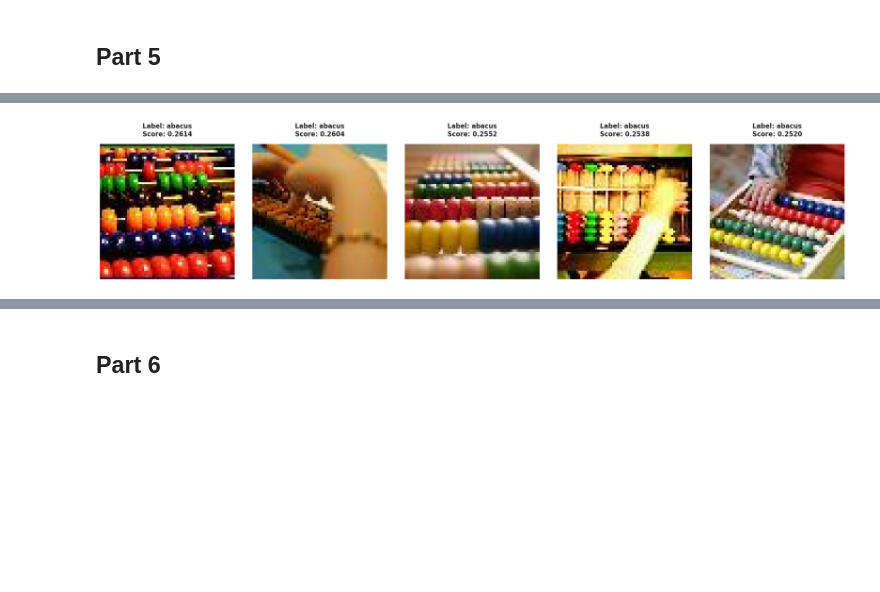
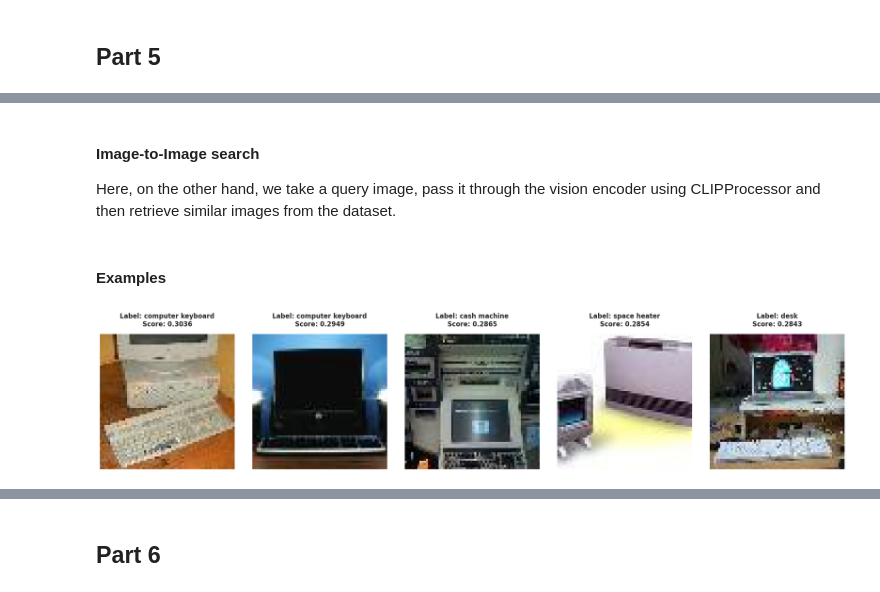
Before and after one commit to OskarK16/YOLO_assignment, a Jupyter notebook: Assignment3.ipynb, the cells around one changed output, grey strips where cells are left out. Cells and saved outputs as stored; diff of their text form; code cells hidden in the pictures; blank space fills up the shorter version.

```diff
--- a/Assignment3.ipynb
+++ b/Assignment3.ipynb
@@ -226,9 +277,12 @@ def extract_embeddings(model, dataset, device, batch_size):
         embeddings: Dictionary containing image and text embeddings.
     '''
 
+    CLIP_MEAN = [0.48145466, 0.4578275, 0.40821073]
+    CLIP_STD = [0.26862954, 0.26130258, 0.27577711]
+
     transformations = transforms.Compose([
         transforms.Resize((224, 224)),
-        transforms.Normalize(mean = dataset.mean, std = dataset.std)
+        transforms.Normalize(mean = CLIP_MEAN, std = CLIP_STD)
     ])
 
     model.eval()
@@ -435,5 +546,21 @@ transformations = transforms.Compose([
 # %%
 def text_image(query, model, processor, device, image_embedding, k = 5):
+    '''
+    Function to perform text-image search.
+
+    Args:
+        query: Text query.
+        model: CLIP model.
+        processor: CLIP processor.
+        device: Device to run the model on.
+        image_embedding: Image embeddings.
+        k: Number of top results to return. (default: 5)
+
+    Returns:
+        topk_scores: Top k scores.
+        topk_indices: Top k indices.
+    '''
+
     model.eval()
 
     with torch.no_grad():
@@ -448,5 +575,9 @@ def text_image(query, model, processor, device, image_embedding, k = 5):
         topk_scores, topk_indices = torch.topk(similarities, k = k)
 
     return topk_scores, topk_indices
+# %% [markdown]
+#### Image-to-Image search
+
+Here, on the other hand, we take a query image, pass it through the vision encoder using CLIPProcessor and then retrieve similar images from the dataset.
 # %%
 def image_image(query, model, device, image_embedding, k = 5):
@@ -466,6 +612,17 @@ def image_image(query, model, device, image_embedding, k = 5):
     return topk_scores, topk_indices
 # %%
 def visualise_search(dataset, topk_scores, topk_indices, query_txt = None, query_img = None):
+    '''
+    Function to visualise search results.
+
+    Args:
+        dataset: TinyImageNet dataset.
+        topk_scores: Top k scores.
+        topk_indices: Top k indices.
+        query_txt: Text query.
+        query_img: Image query.
+    '''
+
     k = len(topk_indices)
 
     num_cols = k + 1 if query_img is not None else k
@@ -476,7 +633,8 @@ def visualise_search(dataset, topk_scores, topk_indices, query_txt = None, query
     offset = 0
 
     if query_img is not None:
-        axes[0].imshow(query_img.permute(1, 2, 0).cpu())
+        query_vis = torch.clamp(query_img, 0, 1)
+        axes[0].imshow(query_vis.permute(1, 2, 0).cpu())
         axes[0].set_title(f"Query: {query_txt}", fontweight = "bold", pad = 15)
         axes[0].axis("off")
         offset = 1
@@ -493,19 +651,22 @@ def visualise_search(dataset, topk_scores, topk_indices, query_txt = None, query
         label_name = dataset.idx_to_words[label][0].strip()
         wrapped_label = "\n".join(textwrap.wrap(label_name, width = 25))
 
-        axes[i + offset].imshow(image.permute(1, 2, 0).cpu())
+        image_vis = torch.clamp(image, 0, 1)
+        axes[i + offset].imshow(image_vis.permute(1, 2, 0).cpu())
         axes[i + offset].set_title(f"Label: {wrapped_label}\nScore: {score:.4f}", fontweight = "bold", pad = 15)
         axes[i + offset].axis("off")
 
     plt.tight_layout()
     plt.show()
+# %% [markdown]
+#### Examples
 # %%
-text_query = "Mathematics"
+text_query = "a computer"
 scores, indices = text_image(text_query, model, processor, device, embeddings_tensor)
 
 visualise_search(dataset, scores, indices, query_txt = text_query)
 # %% [output]
-[figure, old version]
+[figure, new version]
 # %%
 query_index = random.randint(0, len(dataset) - 1)
 query_image, query_label = dataset[query_index]
```
Also changed, not shown: parts of 41 cells of this notebook.
